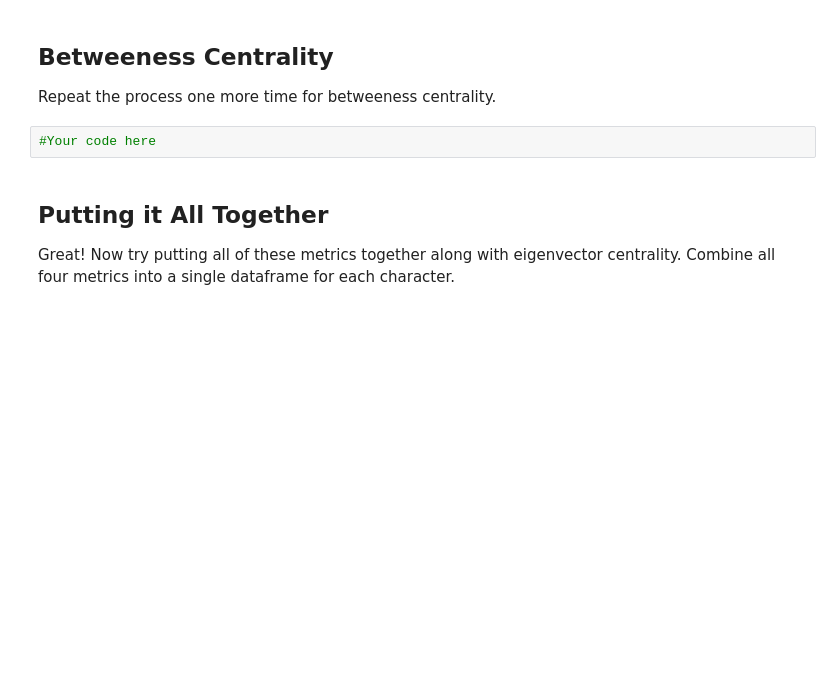
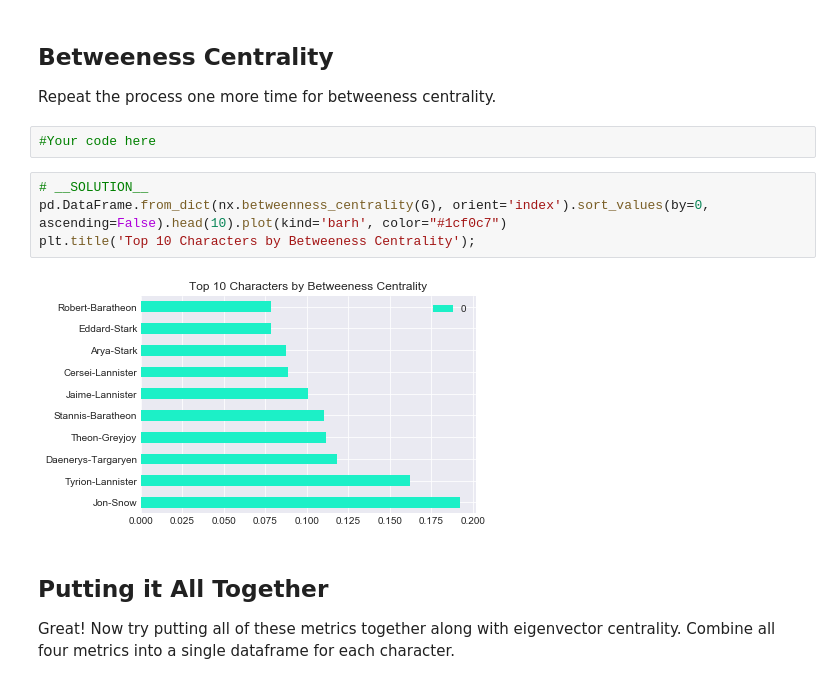
Before and after one commit to learn-co-curriculum/dsc-node-centrality-lab, a Jupyter notebook: index.ipynb, the cells around one changed output. Cells and saved outputs as stored; diff of their text form; blank space fills up the shorter version.

```diff
--- a/index.ipynb
+++ b/index.ipynb
@@ -69,6 +116,12 @@ Repeat the above exercise for the top 10 characters according to closeness centr
 Repeat the process one more time for betweeness centrality.
 # %%
 #Your code here
+# %%
+# __SOLUTION__
+pd.DataFrame.from_dict(nx.betweenness_centrality(G), orient='index').sort_values(by=0, ascending=False).head(10).plot(kind='barh', color="#1cf0c7")
+plt.title('Top 10 Characters by Betweeness Centrality');
+# %% [output]
+[figure, added]
 # %% [markdown]
 ## Putting it All Together
 
```
Also changed, not shown: parts of 9 cells of this notebook, 6 other files.
